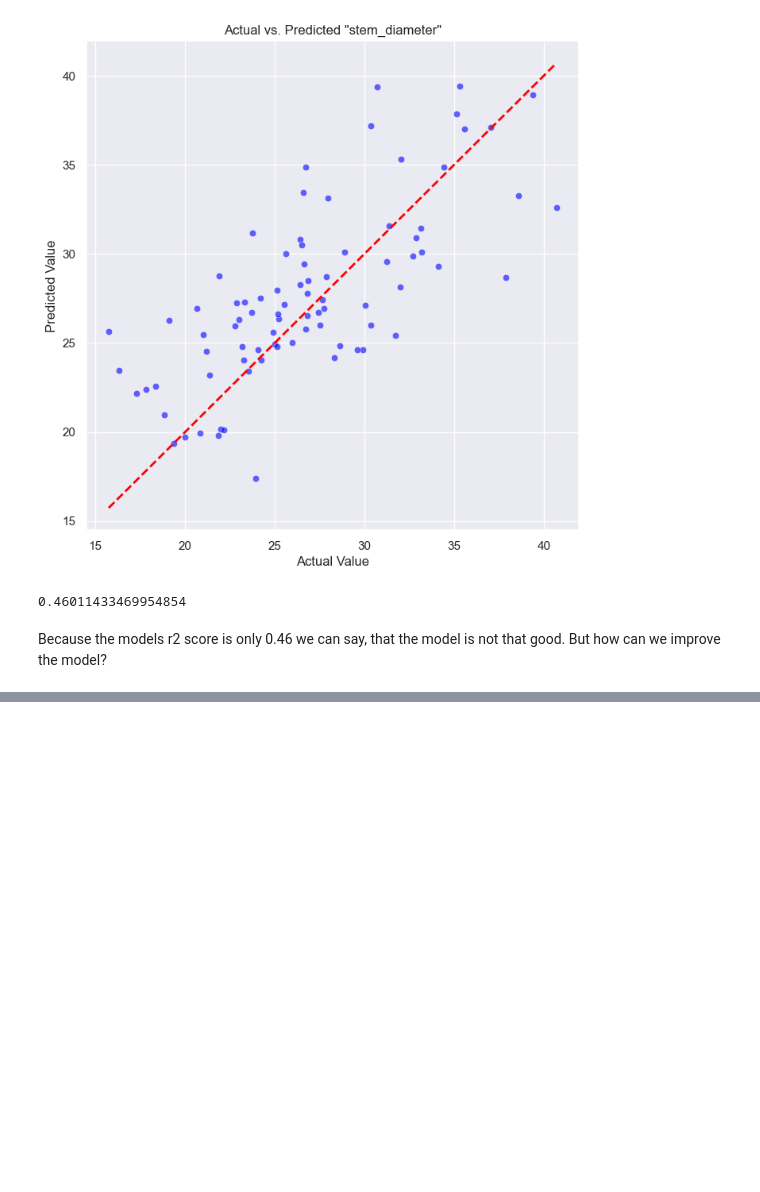
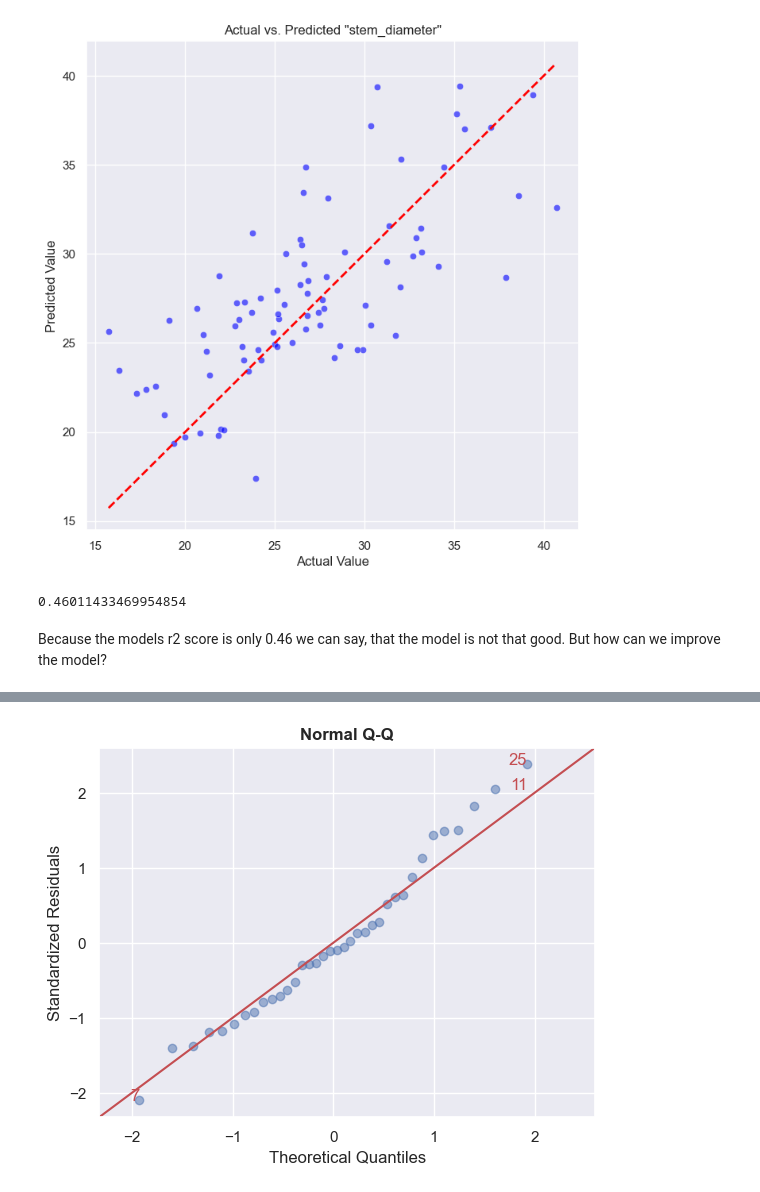
Before and after one commit to Statsomat/OLSAI, a Jupyter notebook: ColabNotebooks/CacaoPL.ipynb, the cells around one changed output, grey strips where cells are left out. Drawn from its saved outputs; the diff is of its cells as text; code cells hidden in the pictures; blank space fills up the shorter version.

```diff
--- a/ColabNotebooks/CacaoPL.ipynb
+++ b/ColabNotebooks/CacaoPL.ipynb
@@ -145,0 +463,4 @@ strong multicollinearity or other numerical problems.
+# %%
+cls.qq_plot();
+# %% [output]
+[figure, added]
```
Also changed, not shown: parts of 36 cells of this notebook.
